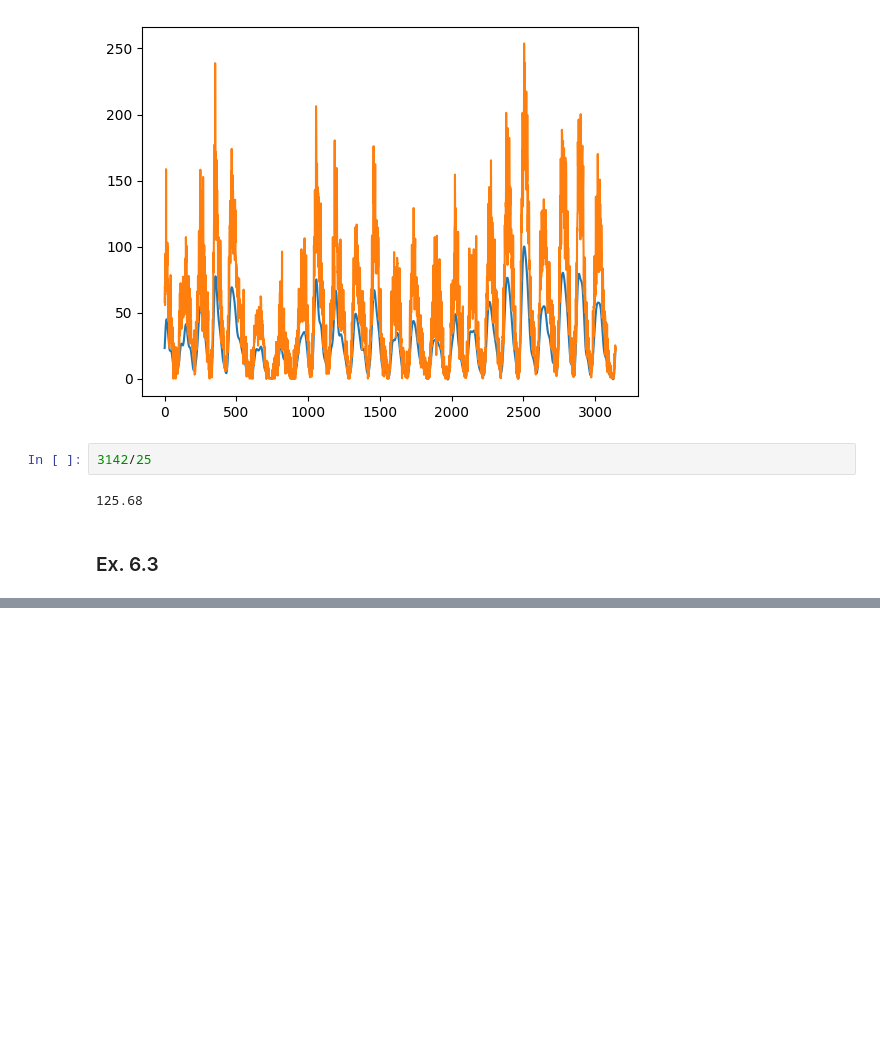
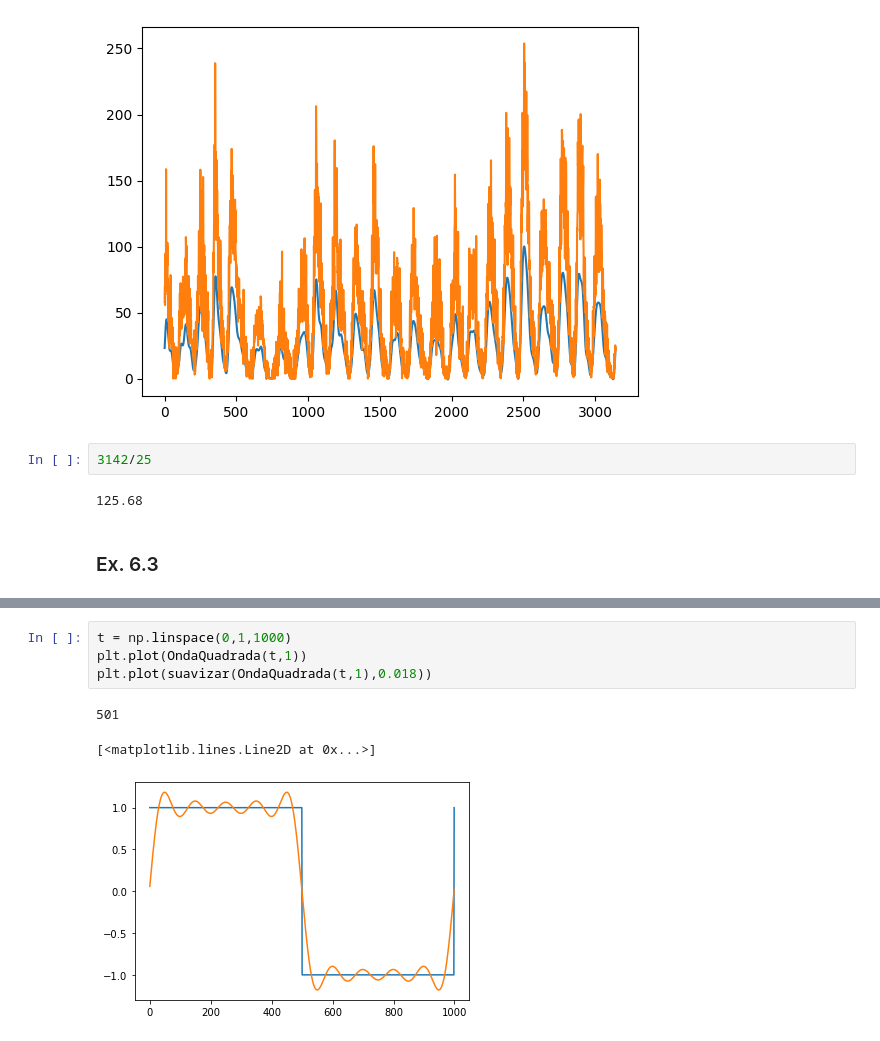
Before and after one commit to KonoEmllikDa/Fisica-Computacional, a Jupyter notebook: Física Computacional.ipynb, the cells around one changed output, grey strips where cells are left out. Drawn from its saved outputs; the diff is of its cells as text; blank space fills up the shorter version.

```diff
--- a/Física Computacional.ipynb
+++ b/Física Computacional.ipynb
@@ -1652,0 +1696,8 @@ def FFT(f,a,b,N,k):
+# %%
+t = np.linspace(0,1,1000)
+plt.plot(OndaQuadrada(t,1))
+plt.plot(suavizar(OndaQuadrada(t,1),0.018))
+# %% [output]
+501
+[<matplotlib.lines.Line2D at 0x...>]
+[figure, added]
```
Also changed, not shown: parts of 12 cells of this notebook.
